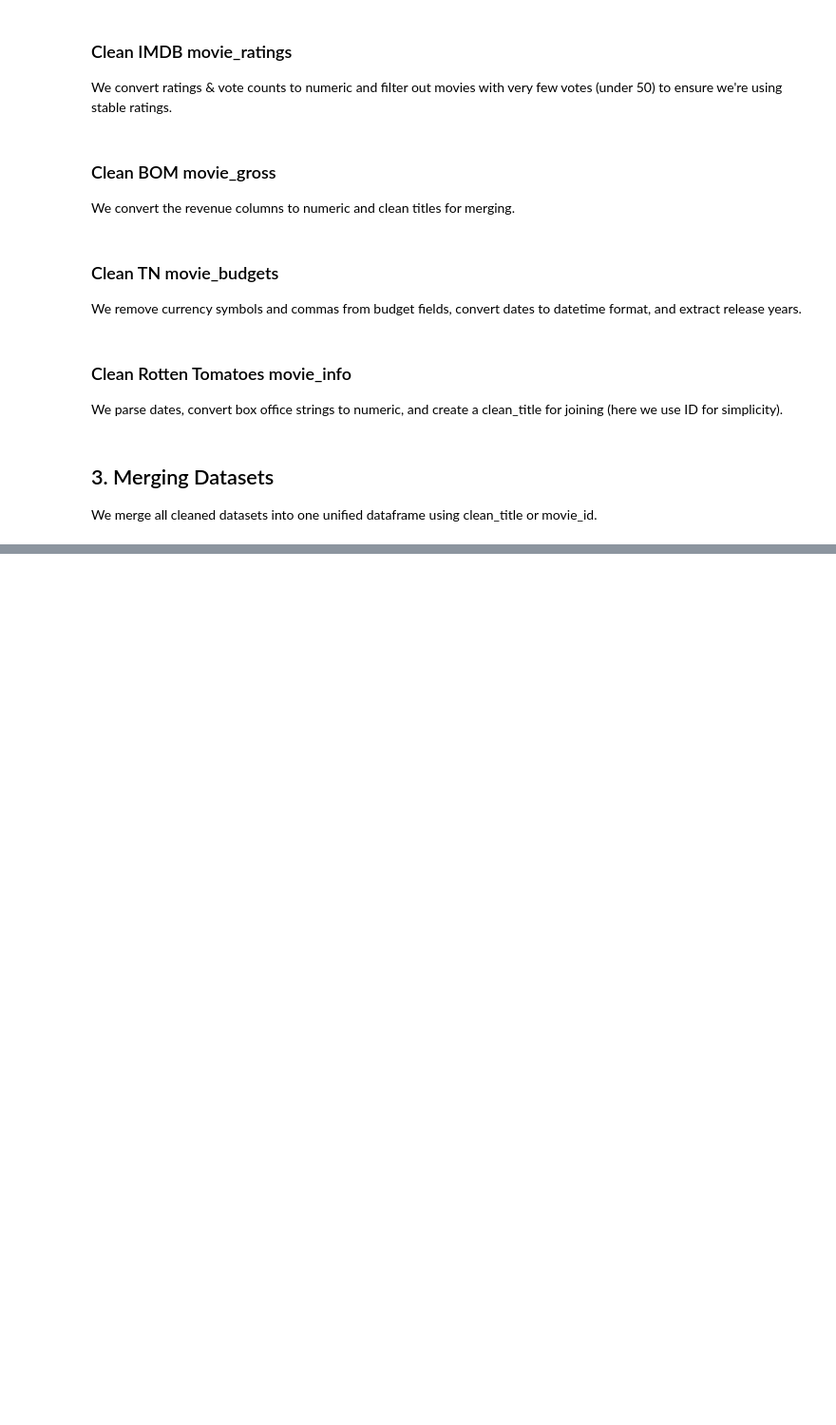
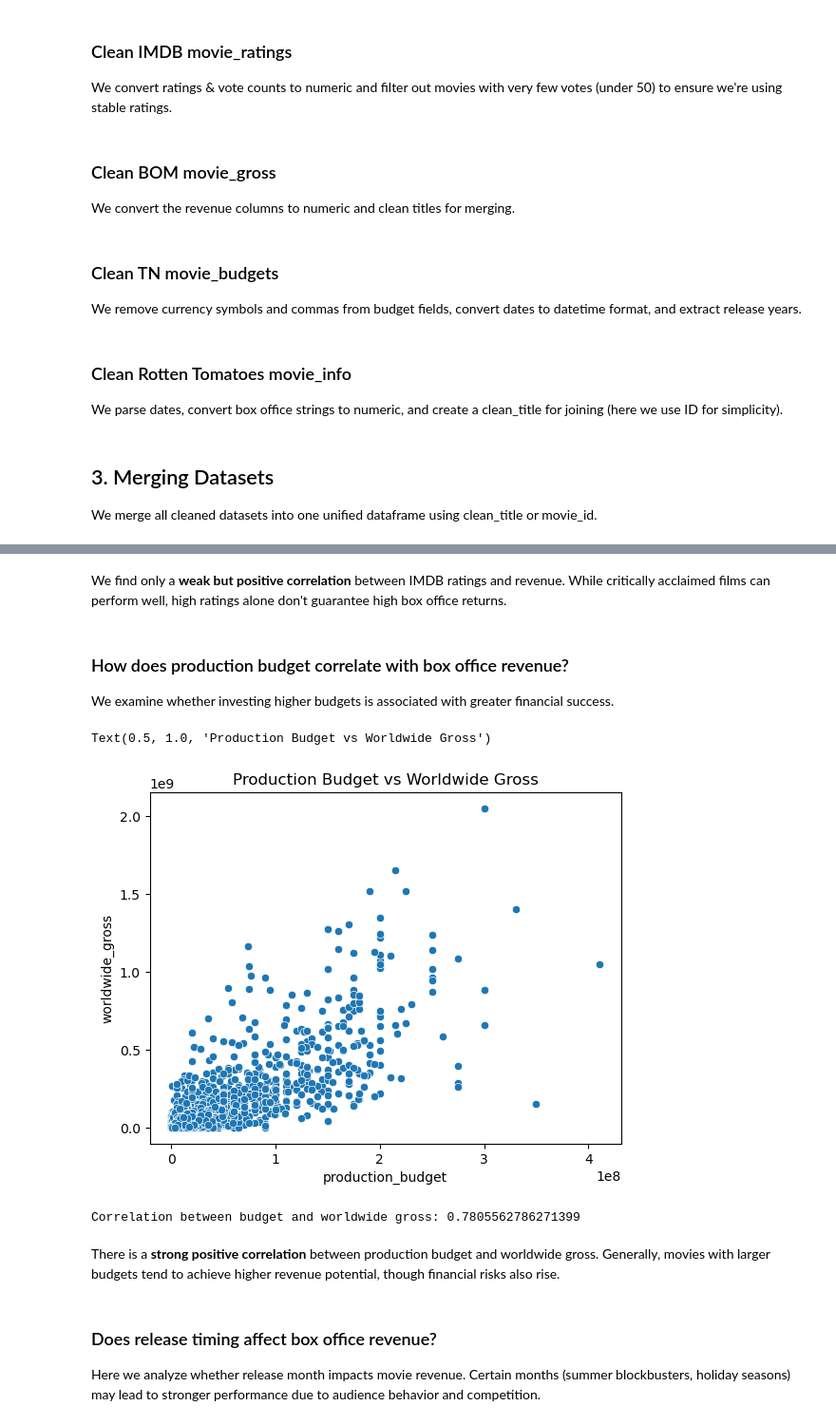
Before and after one commit to Mirriam-Tech/Phase-2-Group-1-Project-2025, a Jupyter notebook: Project_notebook.ipynb, the cells around one changed output, grey strips where cells are left out. Shown at 95% size. Saved outputs shown, nothing was run; the diff lists cells and outputs as text; code cells hidden in the pictures; blank space fills up the shorter version.

```diff
--- a/Project_notebook.ipynb
+++ b/Project_notebook.ipynb
@@ -128,0 +172,28 @@ df_merged = df_merged.merge(df_budgets[['clean_title', 'production_budget', 'wor
+# %% [markdown]
+
+We find only a **weak but positive correlation** between IMDB ratings and revenue. While critically acclaimed films can perform well, high ratings alone don't guarantee high box office returns.
+# %% [markdown]
+### How does production budget correlate with box office revenue?
+
+We examine whether investing higher budgets is associated with greater financial success.
+# %%
+
+sns.scatterplot(x='production_budget', y='worldwide_gross', data=df_merged)
+plt.title("Production Budget vs Worldwide Gross")
+# %% [output]
+Text(0.5, 1.0, 'Production Budget vs Worldwide Gross')
+[figure, added]
+# %%
+
+budget_correlation = df_merged['production_budget'].corr(df_merged['worldwide_gross'])
+print("Correlation between budget and worldwide gross:", budget_correlation)
+# %% [output]
+Correlation between budget and worldwide gross: 0.7805562786271399
+# %% [markdown]
+
+There is a **strong positive correlation** between production budget and worldwide gross. Generally, movies with larger budgets tend to achieve higher revenue potential, though financial risks also rise.
+# %% [markdown]
+
+### Does release timing affect box office revenue?
+
+Here we analyze whether release month impacts movie revenue. Certain months (summer blockbusters, holiday seasons) may lead to stronger performance due to audience behavior and competition.
```
Also changed, not shown: parts of 10 cells of this notebook.
